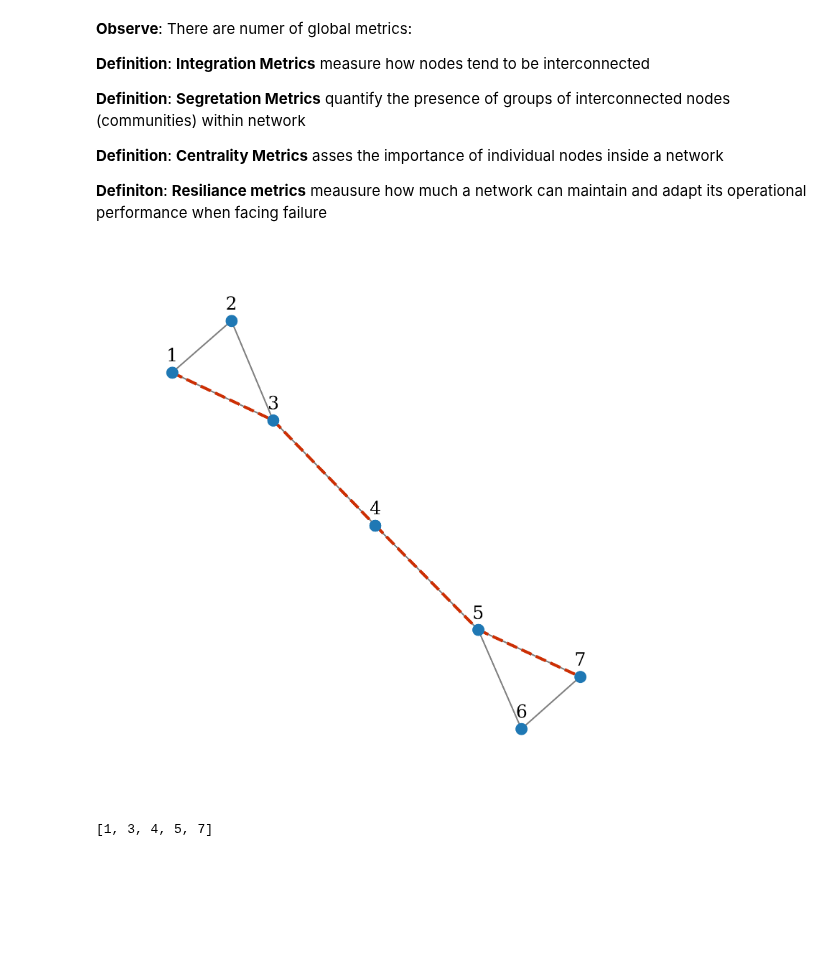
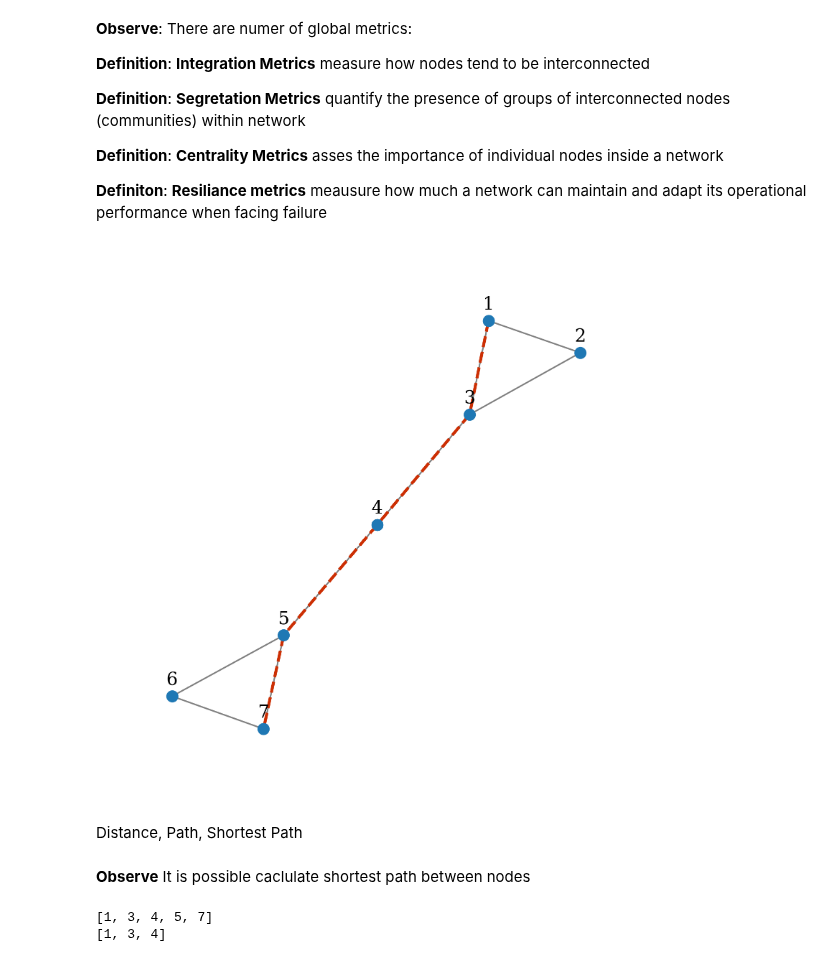
Before and after one commit to jgab3103/Jamie-Gabriel, a Jupyter notebook: MachineLearningNotebooks/PythonNotebooks/G1.ipynb, the cells around one changed output. Cells and saved outputs as stored; diff of their text form; code cells hidden in the pictures; blank space fills up the shorter version.

Commit message:
Update Graphs Notebook

```diff
--- a/MachineLearningNotebooks/PythonNotebooks/G1.ipynb
+++ b/MachineLearningNotebooks/PythonNotebooks/G1.ipynb
@@ -66,11 +67,16 @@ nodes = {1:'1',2:'2',3:'3',4:'4',5:'5',6:'6',7:'7'}
 G.add_nodes_from(nodes.keys())
 G.add_edges_from([(1,2),(1,3),(2,3),(3,4),(4,5),(5,6),(6,7),(7,5)])
 # %%
-draw_enhanced_path(G, path, node_names=nodes,filename='shortest_path.png')
+draw_enhanced_path(G, path, node_names=nodes)
 # %% [output]
-[figure, old version]
+[figure, new version]
+# %% [markdown]
+Distance, Path, Shortest Path
+# %% [markdown]
+<b>Observe</b> It is possible caclulate shortest path between nodes
 # %%
-path = nx.shortest_path(G,source=1,target=7)
-print(path)
+print(nx.shortest_path(G,source=1,target=7))
+print(nx.shortest_path(G, source = 1, target=4))
 # %% [output]
 [1, 3, 4, 5, 7]
+[1, 3, 4]
```
Also changed, not shown: parts of 30 cells of this notebook.
